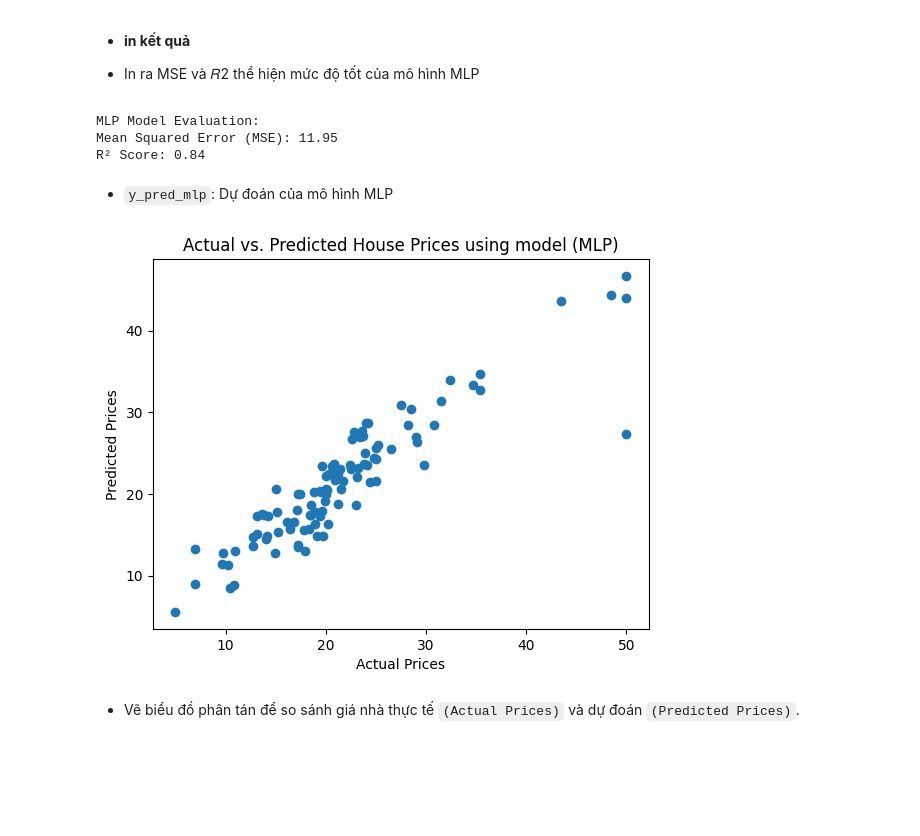
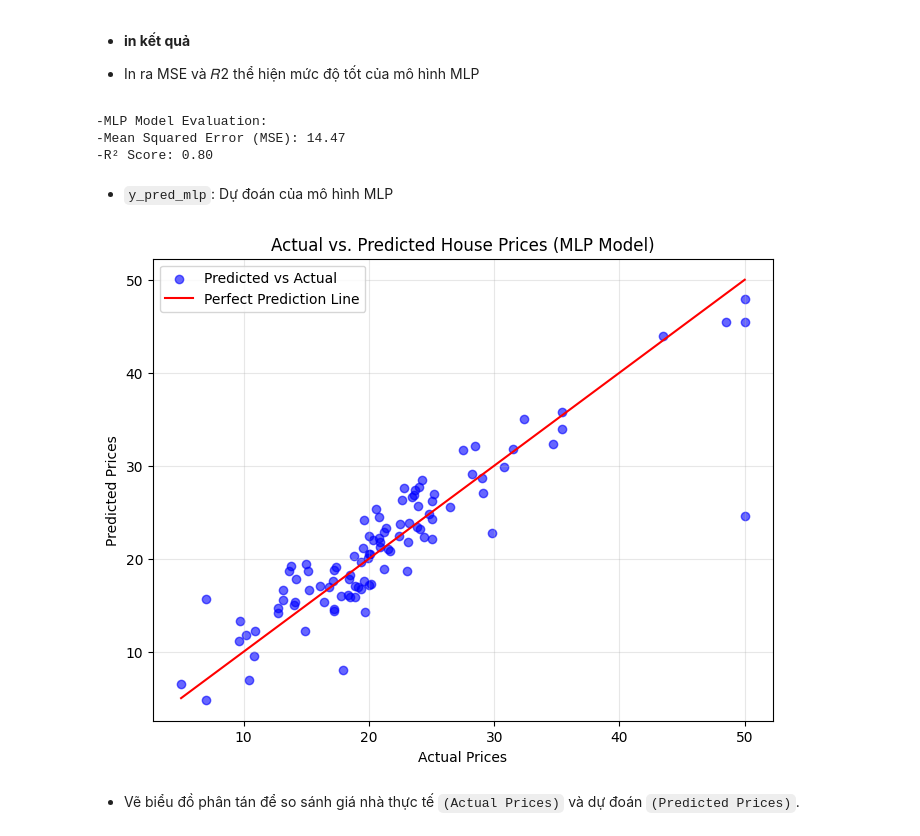
Before and after one commit to HUyEsona/Practice-exercise-4-Multilayer-Perceptron-Regression-Exercise-Predicting-House-Prices, a Jupyter notebook: Boston_Housing_Prediction.ipynb, the cells around one changed output. Cells and saved outputs as stored; diff of their text form; code cells hidden in the pictures; blank space fills up the shorter version.

```diff
--- a/Boston_Housing_Prediction.ipynb
+++ b/Boston_Housing_Prediction.ipynb
@@ -90,7 +112,7 @@ X_test_scaled = scaler.transform(X_test)
 mlp_model = Sequential([
     Dense(32, activation='relu', input_dim=X_train.shape[1]),
     Dense(16, activation='relu'),
-    Dense(1, activation='linear')
+    Dense(1)
 ])
 # %% [markdown]
 - **Lớp đầu vào**: Khớp với số lượng đối tượng trong tập dữ liệu.
@@ -160,23 +182,28 @@ mse_mlp = mean_squared_error(y_test, y_pred_mlp)
 r2_mlp = r2_score(y_test, y_pred_mlp)
 
 #in ra kết quả
-print("MLP Model Evaluation:")
-print(f"Mean Squared Error (MSE): {mse_mlp:.2f}")
-print(f"R² Score: {r2_mlp:.2f}")
+print("-MLP Model Evaluation:")
+print(f"-Mean Squared Error (MSE): {mse_mlp:.2f}")
+print(f"-R² Score: {r2_mlp:.2f}")
 # %% [output]
-MLP Model Evaluation:
-Mean Squared Error (MSE): 11.95
-R² Score: 0.84
+-MLP Model Evaluation:
+-Mean Squared Error (MSE): 14.47
+-R² Score: 0.80
 # %% [markdown]
 - `y_pred_mlp`: Dự đoán của mô hình MLP
 # %%
-plt.scatter(y_test, y_pred_mlp)
+
+plt.figure(figsize=(8, 6))
+plt.scatter(y_test, y_pred_mlp, color='blue', alpha=0.6, label='Predicted vs Actual')
+plt.plot([min(y_test), max(y_test)], [min(y_test), max(y_test)], color='red', label='Perfect Prediction Line')
 plt.xlabel('Actual Prices')
 plt.ylabel('Predicted Prices')
-plt.title('Actual vs. Predicted House Prices using model (MLP)')
+plt.title('Actual vs. Predicted House Prices (MLP Model)')
+plt.legend()
+plt.grid(True, alpha=0.3)
 plt.show()
 # %% [output]
-[figure, old version]
+[figure, new version]
 # %% [markdown]
 - Vẽ biểu đồ phân tán để so sánh giá nhà thực tế `(Actual Prices)` và dự đoán `(Predicted Prices)`.
 # %% [markdown]
```
Also changed, not shown: parts of 10 cells of this notebook, 2 other files.
